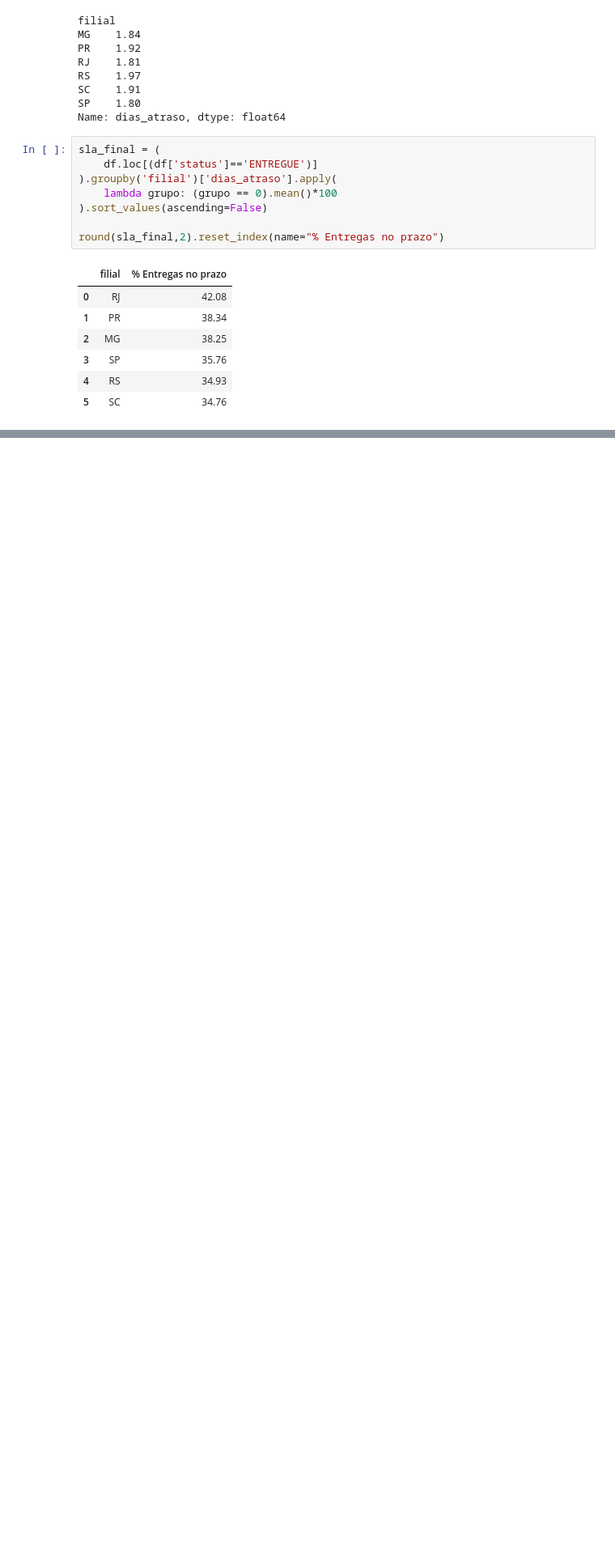
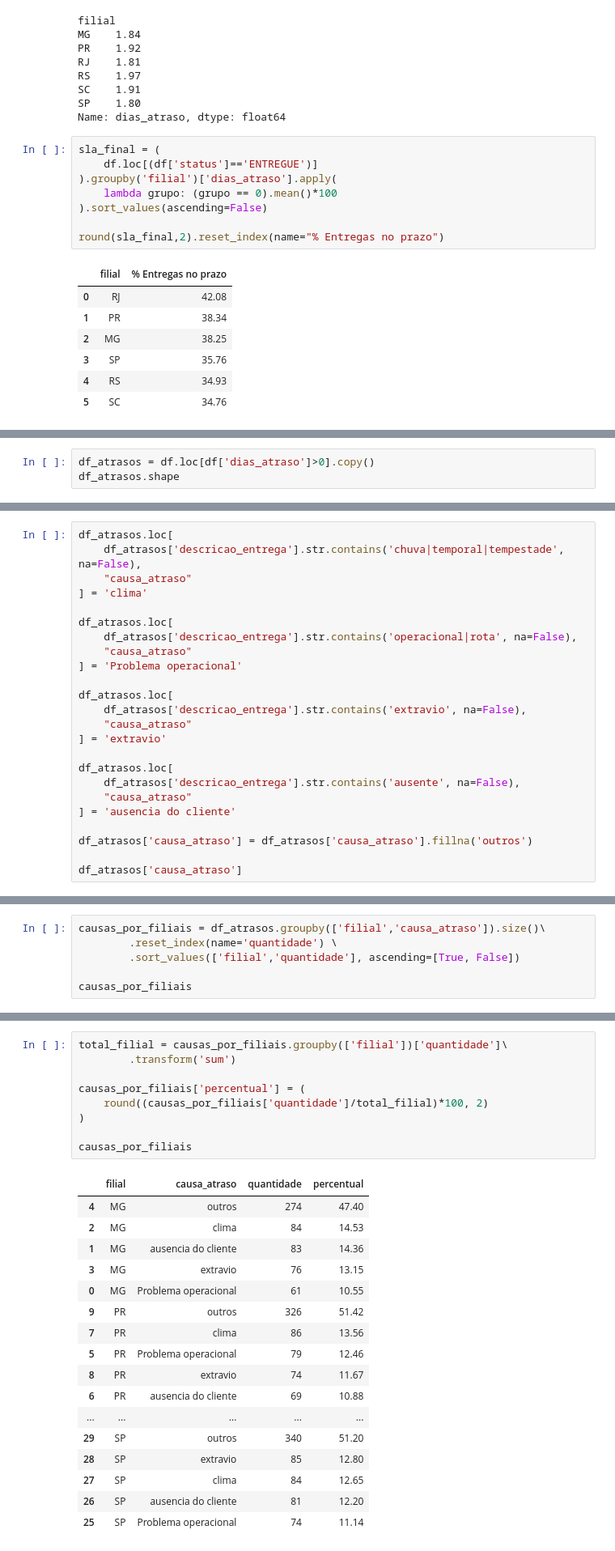
Before and after one commit to AnthonyHerbertC/curso_python, a Jupyter notebook: Aula 07/analise_intermediaria.ipynb, the cells around one changed output, grey strips where cells are left out. Shown at 81% size. Cells and saved outputs as stored; diff of their text form; blank space fills up the shorter version.

```diff
--- a/Aula 07/analise_intermediaria.ipynb
+++ b/Aula 07/analise_intermediaria.ipynb
@@ -97,0 +118,3 @@ round(sla_final,2).reset_index(name="% Entregas no prazo")
+# %%
+df_atrasos = df.loc[df['dias_atraso']>0].copy()
+df_atrasos.shape
@@ -97,0 +125,24 @@ round(sla_final,2).reset_index(name="% Entregas no prazo")
+# %%
+df_atrasos.loc[
+    df_atrasos['descricao_entrega'].str.contains('chuva|temporal|tempestade', na=False),
+    "causa_atraso"
+] = 'clima'
+
+df_atrasos.loc[
+    df_atrasos['descricao_entrega'].str.contains('operacional|rota', na=False),
+    "causa_atraso"
+] = 'Problema operacional'
+
+df_atrasos.loc[
+    df_atrasos['descricao_entrega'].str.contains('extravio', na=False),
+    "causa_atraso"
+] = 'extravio'
+
+df_atrasos.loc[
+    df_atrasos['descricao_entrega'].str.contains('ausente', na=False),
+    "causa_atraso"
+] = 'ausencia do cliente'
+
+df_atrasos['causa_atraso'] = df_atrasos['causa_atraso'].fillna('outros')
+
+df_atrasos['causa_atraso']
@@ -97,0 +175,6 @@ round(sla_final,2).reset_index(name="% Entregas no prazo")
+# %%
+causas_por_filiais = df_atrasos.groupby(['filial','causa_atraso']).size()\
+        .reset_index(name='quantidade') \
+        .sort_values(['filial','quantidade'], ascending=[True, False])
+
+causas_por_filiais
@@ -97,0 +201,27 @@ round(sla_final,2).reset_index(name="% Entregas no prazo")
+# %%
+total_filial = causas_por_filiais.groupby(['filial'])['quantidade']\
+        .transform('sum')
+
+causas_por_filiais['percentual'] = (
+    round((causas_por_filiais['quantidade']/total_filial)*100, 2)
+)
+
+causas_por_filiais
+# %% [output]
+|  | filial | causa_atraso | quantidade | percentual |
+| 4 | MG | outros | 274 | 47.40 |
+| 2 | MG | clima | 84 | 14.53 |
+| 1 | MG | ausencia do cliente | 83 | 14.36 |
+| 3 | MG | extravio | 76 | 13.15 |
+| 0 | MG | Problema operacional | 61 | 10.55 |
+| 9 | PR | outros | 326 | 51.42 |
+| 7 | PR | clima | 86 | 13.56 |
+| 5 | PR | Problema operacional | 79 | 12.46 |
+| 8 | PR | extravio | 74 | 11.67 |
+| 6 | PR | ausencia do cliente | 69 | 10.88 |
+| ... | ... | ... | ... | ... |
+| 29 | SP | outros | 340 | 51.20 |
+| 28 | SP | extravio | 85 | 12.80 |
+| 27 | SP | clima | 84 | 12.65 |
+| 26 | SP | ausencia do cliente | 81 | 12.20 |
+| 25 | SP | Problema operacional | 74 | 11.14 |
```
Also changed, not shown: parts of 12 cells of this notebook.
